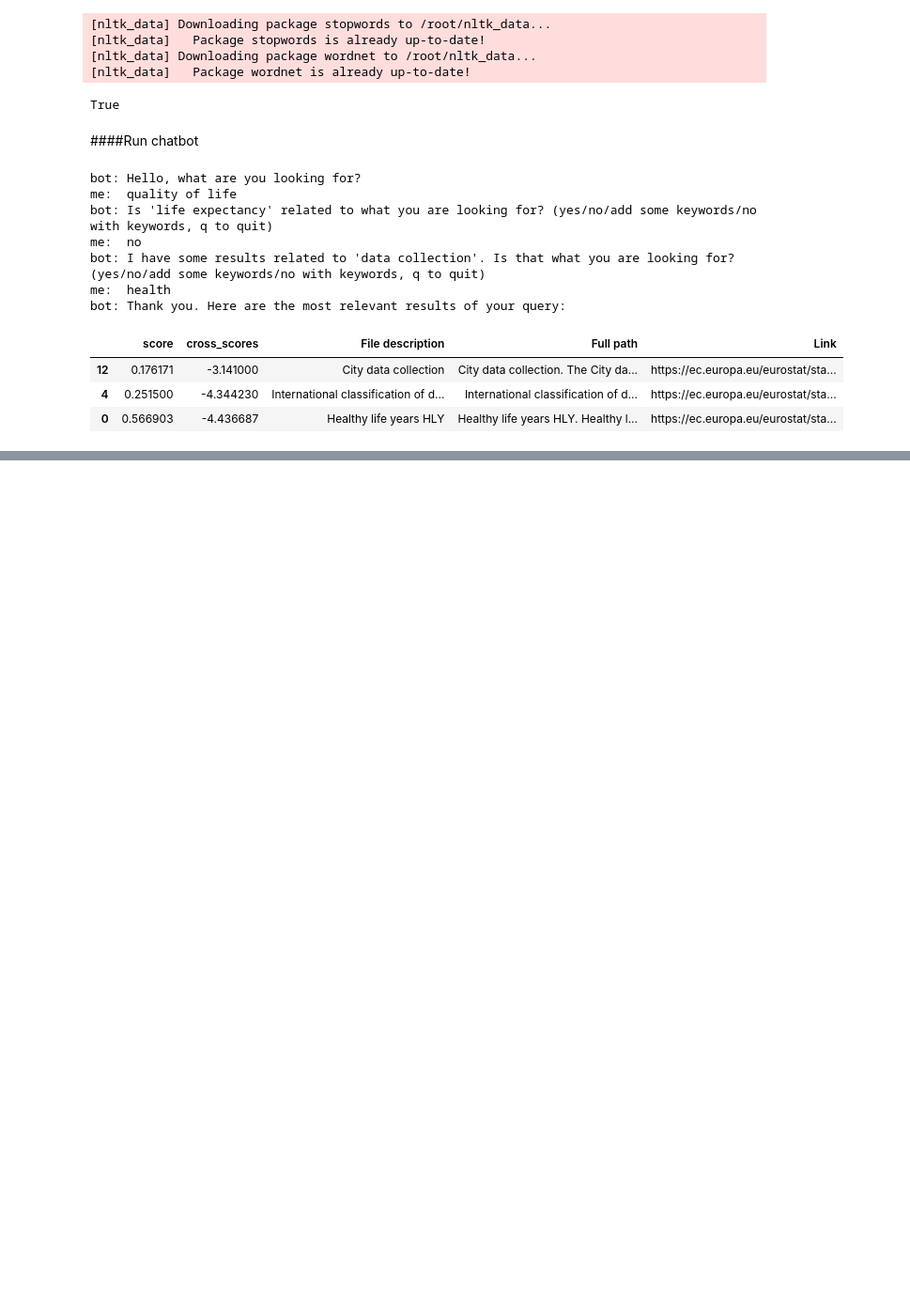
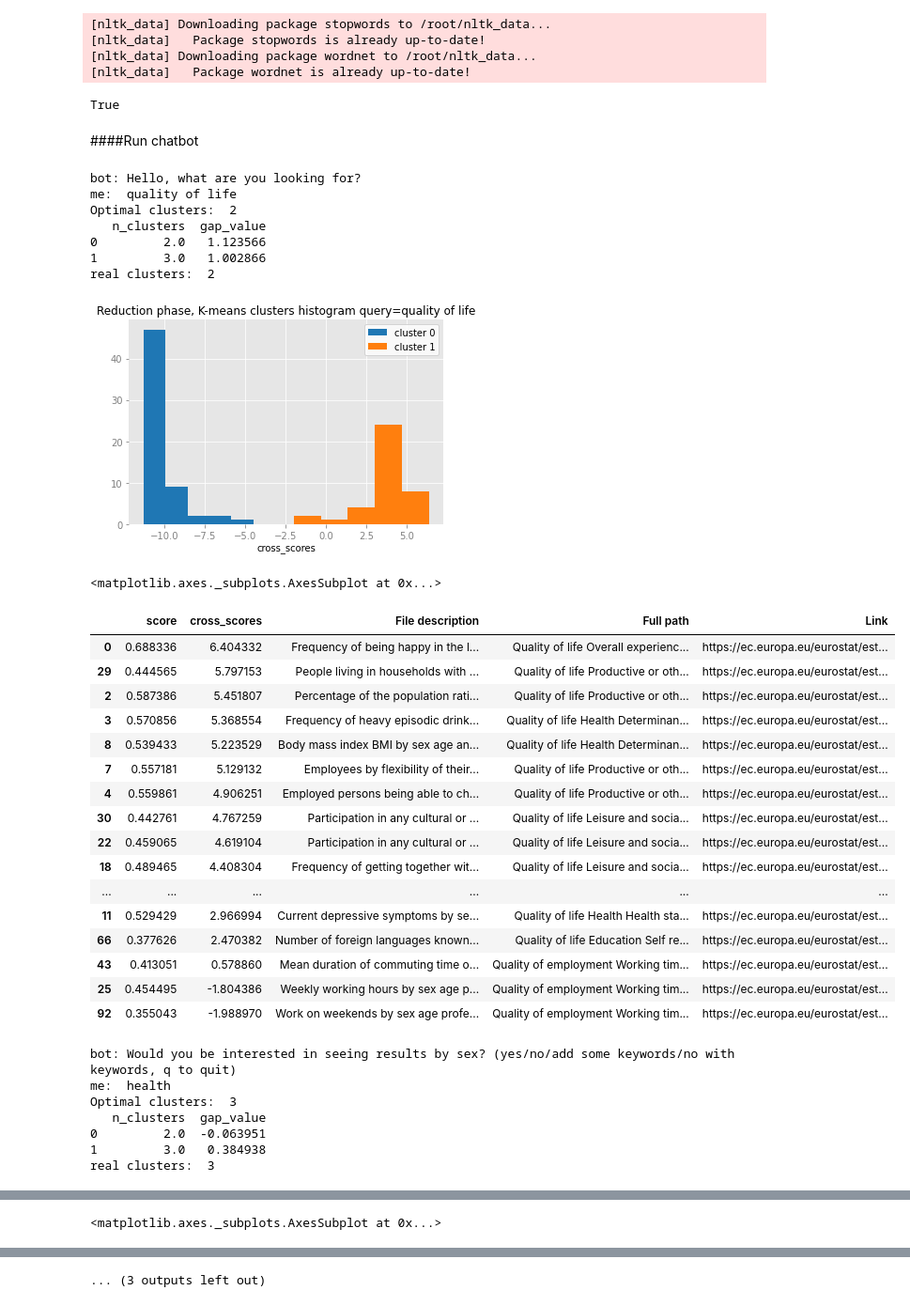
Before and after one commit to eurostat/NLP4Stat, a Jupyter notebook: Use case D/Use_Case_D_DeepPavlov_v2_rev_June2022.ipynb, the cells around one changed output, grey strips where cells are left out. Shown at 94% size. Cells and saved outputs as stored; diff of their text form; code cells hidden in the pictures; blank space fills up the shorter version.

```diff
--- a/Use case D/Use_Case_D_DeepPavlov_v2_rev_June2022.ipynb
+++ b/Use case D/Use_Case_D_DeepPavlov_v2_rev_June2022.ipynb
@@ -1296,7 +1278,7 @@ retrieve_and_rerank_config = {
     },
     "metadata": {
       "variables": {
-        "ROOT_PATH": "/content/drive/MyDrive/",
+        "ROOT_PATH": "/content/drive/MyDrive/DeepPavlov",
         "DATASETS_PATH": f"{{ROOT_PATH}}/{dataset_to_load}"
       }
   }
@@ -1423,17 +1405,39 @@ True
 chatbot = Chatbot()
 # %%
 # You may also change parameter show_inter_results here, from show_inter_results to True or False
-show_inter_results = False
+show_inter_results = True
 query_results_df = chatbot.run(stop_after_multiple_no=6, stop_after_multiple_yes=5, show_inter_results=show_inter_results)
 # %% [output]
 bot: Hello, what are you looking for?
 me:  quality of life
-bot: Is 'life expectancy' related to what you are looking for? (yes/no/add some keywords/no with keywords, q to quit)
-me:  no
-bot: I have some results related to 'data collection'. Is that what you are looking for? (yes/no/add some keywords/no with keywords, q to quit)
-me:  health
-bot: Thank you. Here are the most relevant results of your query:
+Optimal clusters:  2
+   n_clusters  gap_value
+0         2.0   1.123566
+1         3.0   1.002866
+real clusters:  2
+[figure, added]
+<matplotlib.axes._subplots.AxesSubplot at 0x...>
 |  | score | cross_scores | File description | Full path | Link |
-| 12 | 0.176171 | -3.141000 | City data collection | City data collection. The City da... | https://ec.europa.eu/eurostat/sta... |
-| 4 | 0.251500 | -4.344230 | International classification of d... | International classification of d... | https://ec.europa.eu/eurostat/sta... |
-| 0 | 0.566903 | -4.436687 | Healthy life years HLY | Healthy life years HLY. Healthy l... | https://ec.europa.eu/eurostat/sta... |
+| 0 | 0.688336 | 6.404332 | Frequency of being happy in the l... | Quality of life Overall experienc... | https://ec.europa.eu/eurostat/est... |
+| 29 | 0.444565 | 5.797153 | People living in households with ... | Quality of life Productive or oth... | https://ec.europa.eu/eurostat/est... |
+| 2 | 0.587386 | 5.451807 | Percentage of the population rati... | Quality of life Productive or oth... | https://ec.europa.eu/eurostat/est... |
+| 3 | 0.570856 | 5.368554 | Frequency of heavy episodic drink... | Quality of life Health Determinan... | https://ec.europa.eu/eurostat/est... |
+| 8 | 0.539433 | 5.223529 | Body mass index BMI by sex age an... | Quality of life Health Determinan... | https://ec.europa.eu/eurostat/est... |
+| 7 | 0.557181 | 5.129132 | Employees by flexibility of their... | Quality of life Productive or oth... | https://ec.europa.eu/eurostat/est... |
+| 4 | 0.559861 | 4.906251 | Employed persons being able to ch... | Quality of life Productive or oth... | https://ec.europa.eu/eurostat/est... |
+| 30 | 0.442761 | 4.767259 | Participation in any cultural or ... | Quality of life Leisure and socia... | https://ec.europa.eu/eurostat/est... |
+| 22 | 0.459065 | 4.619104 | Participation in any cultural or ... | Quality of life Leisure and socia... | https://ec.europa.eu/eurostat/est... |
+| 18 | 0.489465 | 4.408304 | Frequency of getting together wit... | Quality of life Leisure and socia... | https://ec.europa.eu/eurostat/est... |
+| ... | ... | ... | ... | ... | ... |
+| 11 | 0.529429 | 2.966994 | Current depressive symptoms by se... | Quality of life Health Health sta... | https://ec.europa.eu/eurostat/est... |
+| 66 | 0.377626 | 2.470382 | Number of foreign languages known... | Quality of life Education Self re... | https://ec.europa.eu/eurostat/est... |
+| 43 | 0.413051 | 0.578860 | Mean duration of commuting time o... | Quality of employment Working tim... | https://ec.europa.eu/eurostat/est... |
+| 25 | 0.454495 | -1.804386 | Weekly working hours by sex age p... | Quality of employment Working tim... | https://ec.europa.eu/eurostat/est... |
+| 92 | 0.355043 | -1.988970 | Work on weekends by sex age profe... | Quality of employment Working tim... | https://ec.europa.eu/eurostat/est... |
+bot: Would you be interested in seeing results by sex? (yes/no/add some keywords/no with keywords, q to quit)
+me:  health
+Optimal clusters:  3
+   n_clusters  gap_value
+0         2.0  -0.063951
+1         3.0   0.384938
+real clusters:  3
@@ -1439,0 +1445 @@ bot: Thank you. Here are the most relevant results of your query:
+<matplotlib.axes._subplots.AxesSubplot at 0x...>
@@ -1439,0 +1470 @@ bot: Thank you. Here are the most relevant results of your query:
+... (3 outputs left out)
```
Also changed, not shown: parts of 13 cells of this notebook.
